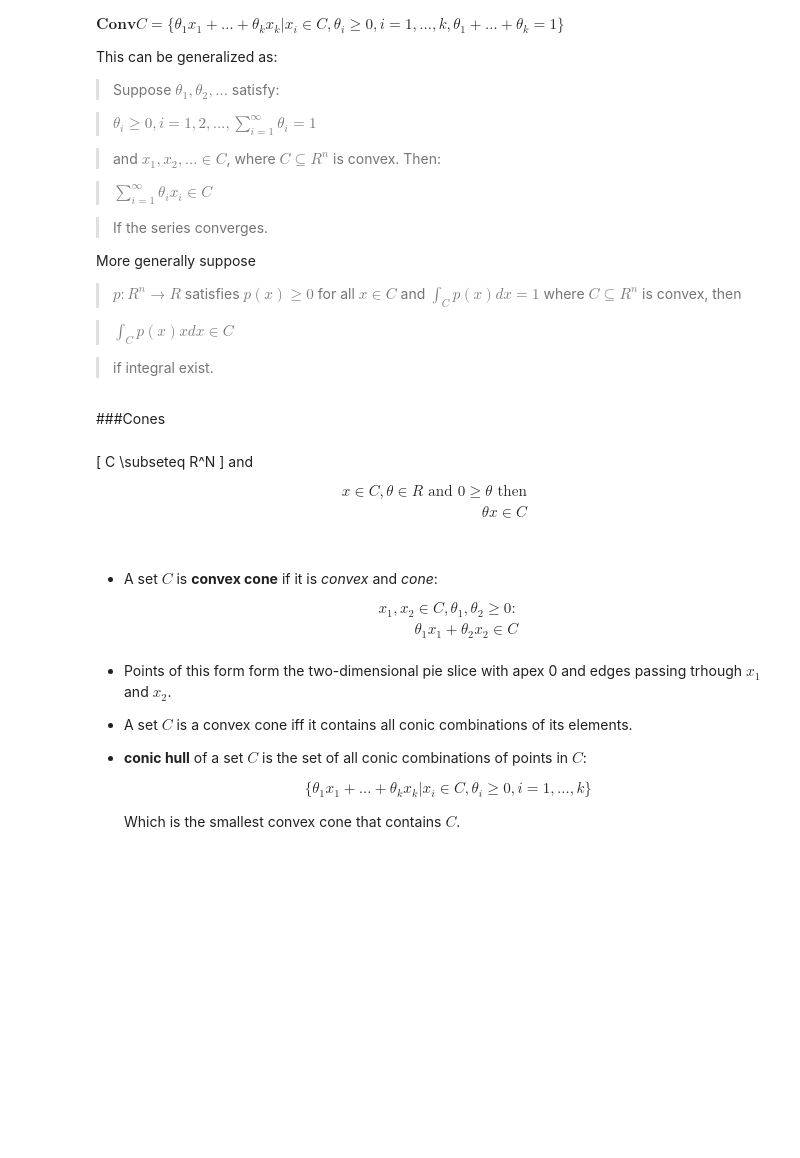
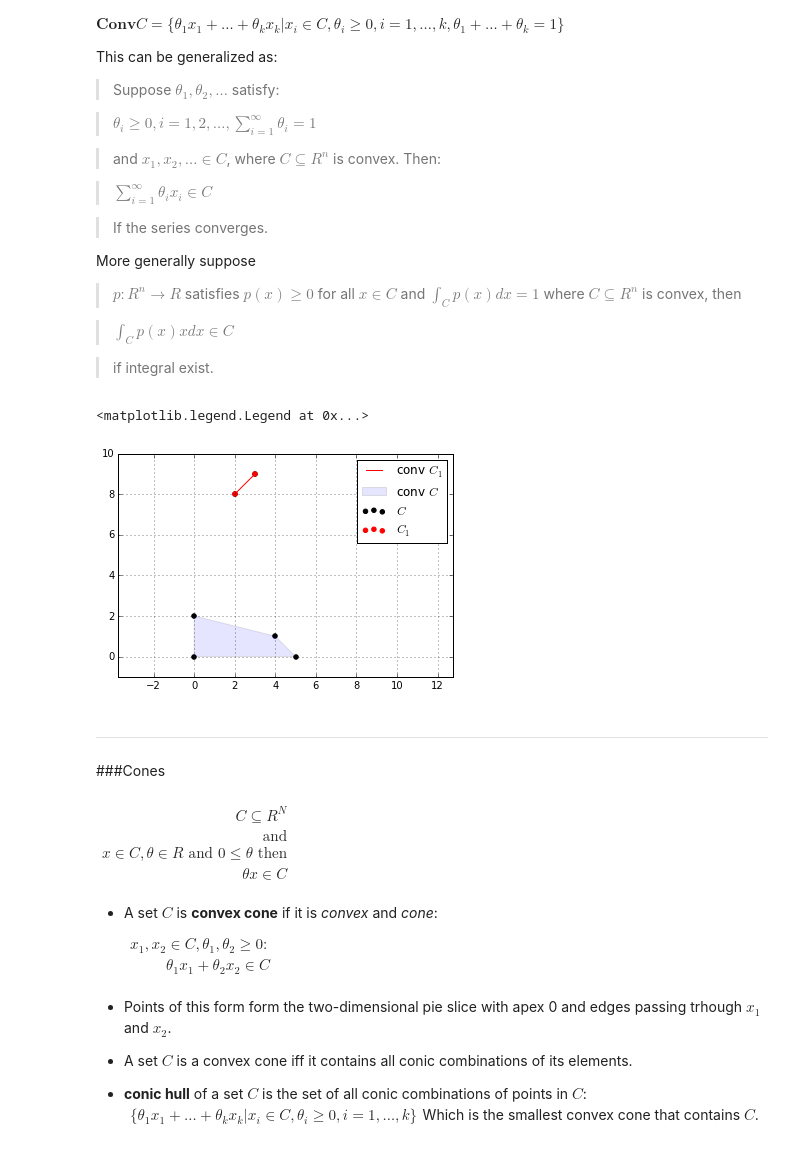
Before and after one commit to btabibian/optimization, a Jupyter notebook: src/Convex Sets.ipynb, the cells around one changed output. Cells and saved outputs as stored; diff of their text form; code cells hidden in the pictures; blank space fills up the shorter version.

```diff
--- a/src/Convex Sets.ipynb
+++ b/src/Convex Sets.ipynb
@@ -71,38 +100,45 @@ More generally suppose
 > $\int_{C}p(x)xdx \in C$
 
 > if integral exist.
+# %%
+plt.axis('equal')
+C=np.array([[0,0],[0,2],[2,8],[3,9],[5,0],[4,1]])
+C_1=np.array([[2,8],[3,9]])
+plt.xlim((-1,10))
+plt.ylim((-1,10))
+plt.grid()
+plt.scatter(C[:,0],C[:,1],color='k',label='$C$')
+region=plt.Polygon([[0,0],[0,2],[4,1],[5,0]],alpha=0.1,label="conv $C$")
+plt.gca().add_patch(region)
+plt.scatter(C_1[:,0],C_1[:,1],color='r',label='$C_1$')
+plt.plot(np.arange(2,4),np.arange(2,4)* (C_1[0,1]-C_1[1,1])/(C_1[0,0]-C_1[1,0])+6,color='r',label='conv $C_1$')
+plt.legend()
+# %% [output]
+<matplotlib.legend.Legend at 0x...>
+[figure, added]
+# %% [markdown]
+----
 # %% [markdown]
 ###Cones
-# %%
-%%latex
-\[
-C \subseteq R^N
-\]
-and
-\begin{align}
-x \in C, \theta \in R \text{ and } 0 \geq \theta \text{ then} \\
-\theta x\in C\\
-\end{align}
-# %% [output]
-\[
-C \subseteq R^N
-\]
-and
-\begin{align}
-x \in C, \theta \in R \text{ and } 0 \geq \theta \text{ then} \\
-\theta x\in C\\
-\end{align}
 # %% [markdown]
+$\begin{align}
+C \subseteq R^N\\
+\text{and}\\
+x \in C, \theta \in R \text{ and } 0 \leq \theta \text{ then} \\
+\theta x\in C\\
+\end{align}$
+
 + A set $C$ is **convex cone** if it is *convex* and *cone*:
-  \begin{align}
+
+  $\begin{align}
   x_1,x_2 \in C, \theta_1,\theta_2 \geq 0: \\
   \theta_1 x_1+\theta_2 x_2 \in C\\
-  \end{align}
+  \end{align}$
 
 + Points of this form form the two-dimensional pie slice with apex 0 and edges passing trhough $x_1$ and $x_2$.
 + A set $C$ is a convex cone iff it contains all conic combinations of its elements.
 + **conic hull** of a set $C$ is the set of all conic combinations of points in $C$:
-  \begin{align}
+  $\begin{align}
   \{\theta_1x_1+\dots+\theta_kx_k|x_i \in C, \theta_i \geq 0, i=1,\dots,k\}
-  \end{align}
+  \end{align}$
   Which is the smallest convex cone that contains $C$.
```
Also changed, not shown: parts of 16 cells of this notebook.
